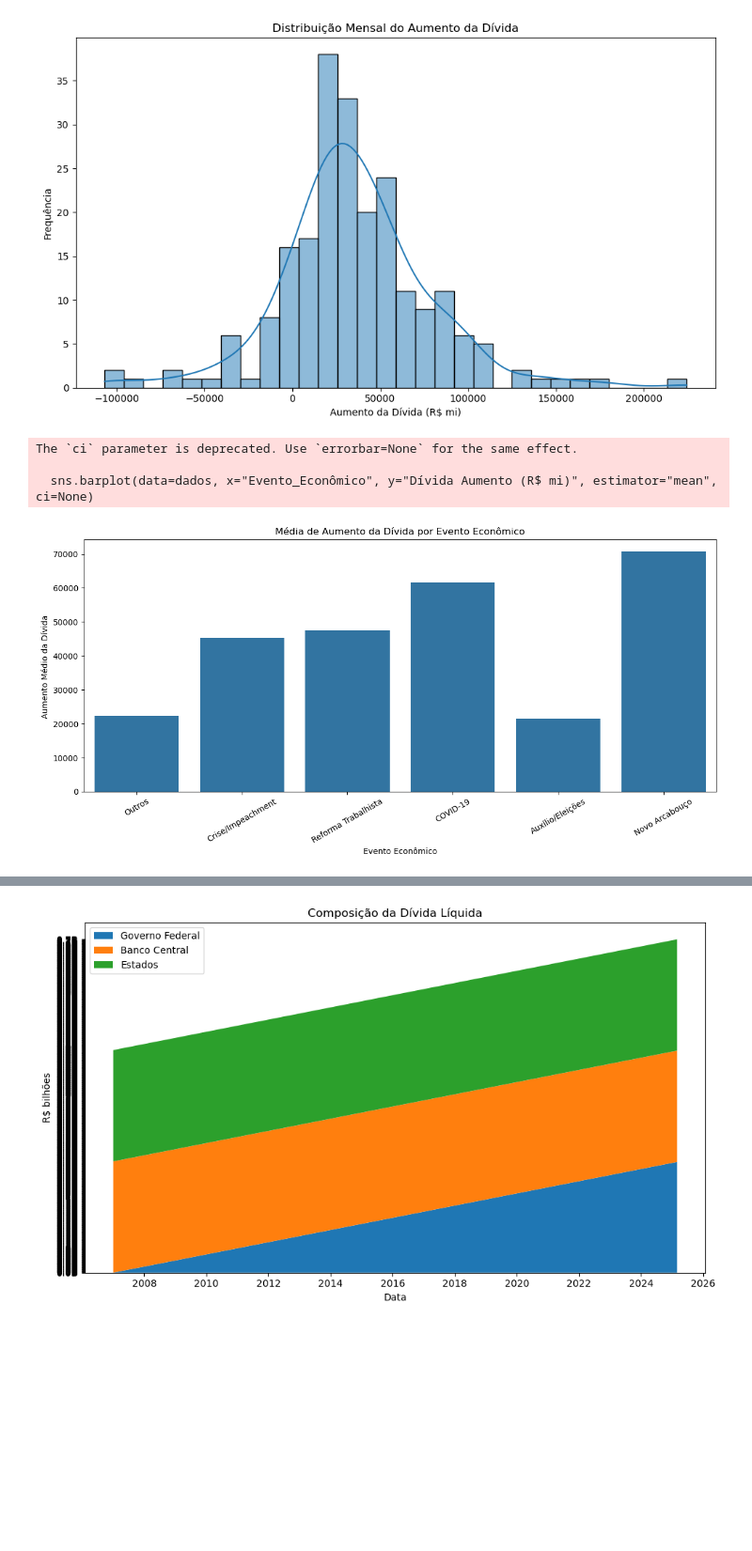
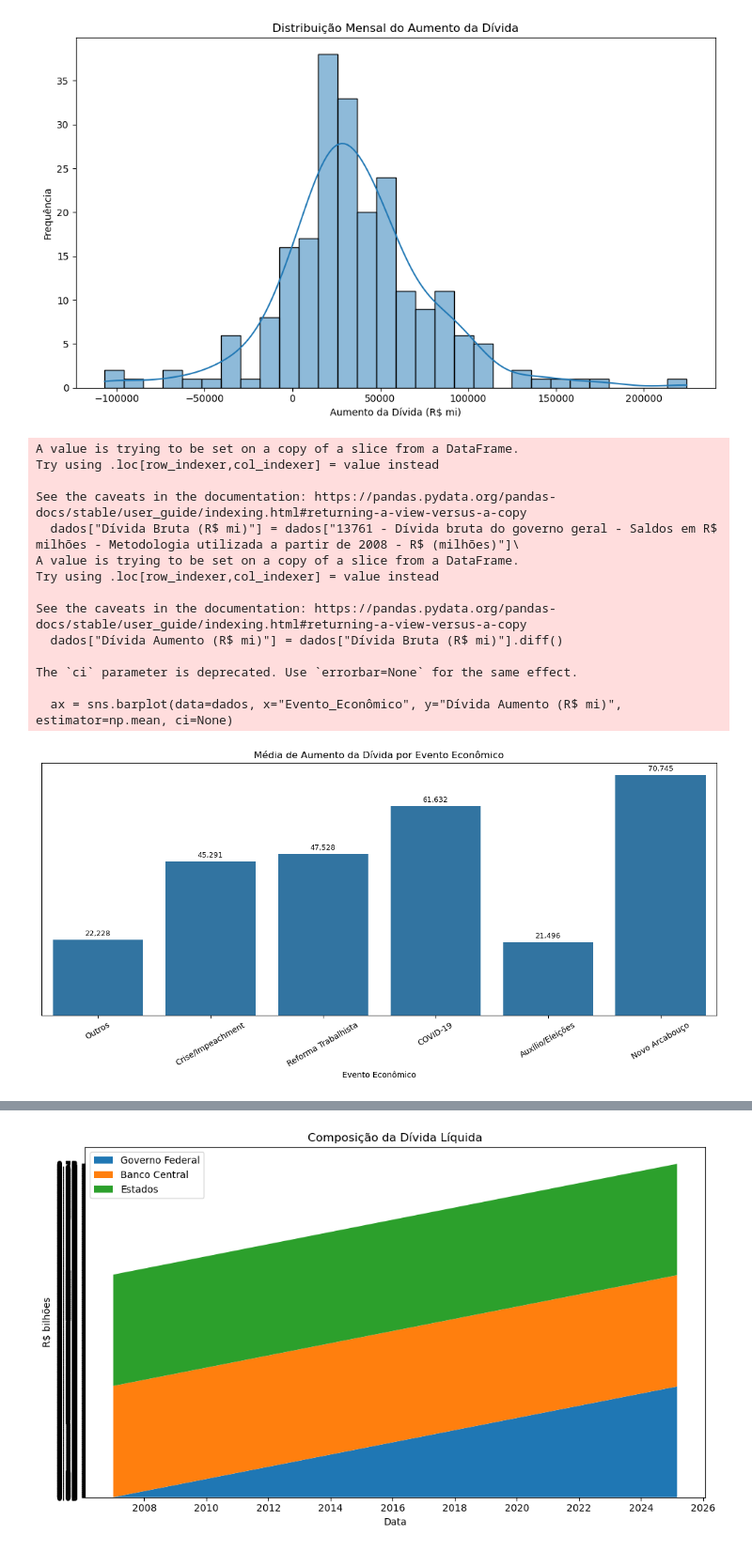
Before and after one commit to rodrigogrinfeld1/Projeto-DEV---Grupo-1, a Jupyter notebook: Código.ipynb, the cells around one changed output, grey strips where cells are left out. Shown at 94% size. Cells and saved outputs as stored; diff of their text form; code cells hidden in the pictures; blank space fills up the shorter version.

```diff
--- a/Código.ipynb
+++ b/Código.ipynb
@@ -154,41 +154,50 @@ plt.show()
 # %% [output]
 [figure]
 # %%
-#dívida por períodos
+import pandas as pd
+import matplotlib.pyplot as plt
+import seaborn as sns
+import numpy as np
 
+dados["Dívida Bruta (R$ mi)"] = dados["13761 - Dívida bruta do governo geral - Saldos em R$ milhões - Metodologia utilizada a partir de 2008 - R$ (milhões)"]\
+    .str.replace(".", "", regex=False).str.replace(",", ".", regex=False).astype(float)
 
-def evento(data):
-    if pd.Timestamp("2014-01-01") <= data <= pd.Timestamp("2016-12-31"):
-        return "Crise/Impeachment"
-    elif pd.Timestamp("2017-07-01") <= data <= pd.Timestamp("2017-07-31"):
-        return "Reforma Trabalhista"
-    elif pd.Timestamp("2020-03-01") <= data <= pd.Timestamp("2021-12-31"):
-        return "COVID-19"
-    elif pd.Timestamp("2022-01-01") <= data <= pd.Timestamp("2022-12-31"):
-        return "Auxílio/Eleições"
-    elif data >= pd.Timestamp("2023-04-01"):
-        return "Novo Arcabouço"
-    else:
-        return "Outros"
-
-# Aplicar a função
-dados["Evento_Econômico"] = dados["Data"].apply(evento)
-
-# Agrupar por evento e calcular médias
+dados["Dívida Aumento (R$ mi)"] = dados["Dívida Bruta (R$ mi)"].diff()
+dados = dados.dropna(subset=["Dívida Aumento (R$ mi)"])
 
 plt.figure(figsize=(12, 6))
-sns.barplot(data=dados, x="Evento_Econômico", y="Dívida Aumento (R$ mi)", estimator="mean", ci=None)
+ax = sns.barplot(data=dados, x="Evento_Econômico", y="Dívida Aumento (R$ mi)", estimator=np.mean, ci=None)
 plt.xticks(rotation=30)
 plt.title("Média de Aumento da Dívida por Evento Econômico")
-plt.ylabel("Aumento Médio da Dívida ")
+plt.ylabel("")
 plt.xlabel("Evento Econômico")
+plt.yticks([])
+
+# aqui rolou uma gptada (muito dificil kkkkkkk)
+for p in ax.patches:
+    height = p.get_height()
+    ax.annotate(f'{height:,.0f}', (p.get_x() + p.get_width() / 2., height),
+                ha='center', va='bottom', fontsize=9, color='black', xytext=(0, 3),
+                textcoords='offset points')
+
 plt.tight_layout()
 plt.show()
 # %% [output]
+A value is trying to be set on a copy of a slice from a DataFrame.
+Try using .loc[row_indexer,col_indexer] = value instead
+
+See the caveats in the documentation: https://pandas.pydata.org/pandas-docs/stable/user_guide/indexing.html#returning-a-view-versus-a-copy
+  dados["Dívida Bruta (R$ mi)"] = dados["13761 - Dívida bruta do governo geral - Saldos em R$ milhões - Metodologia utilizada a partir de 2008 - R$ (milhões)"]\
+A value is trying to be set on a copy of a slice from a DataFrame.
+Try using .loc[row_indexer,col_indexer] = value instead
+
+See the caveats in the documentation: https://pandas.pydata.org/pandas-docs/stable/user_guide/indexing.html#returning-a-view-versus-a-copy
+  dados["Dívida Aumento (R$ mi)"] = dados["Dívida Bruta (R$ mi)"].diff()
+
 The `ci` parameter is deprecated. Use `errorbar=None` for the same effect.
 
-  sns.barplot(data=dados, x="Evento_Econômico", y="Dívida Aumento (R$ mi)", estimator="mean", ci=None)
+  ax = sns.barplot(data=dados, x="Evento_Econômico", y="Dívida Aumento (R$ mi)", estimator=np.mean, ci=None)
-[figure, old version]
+[figure, new version]
 # %%
 plt.figure(figsize=(12,5))
 plt.plot(dados["Data"], dados["433 - Índice nacional de preços ao consumidor-amplo (IPCA) - Var. % mensal"], label="IPCA (%)", color = "black")
```
Also changed, not shown: parts of 2 cells of this notebook.
